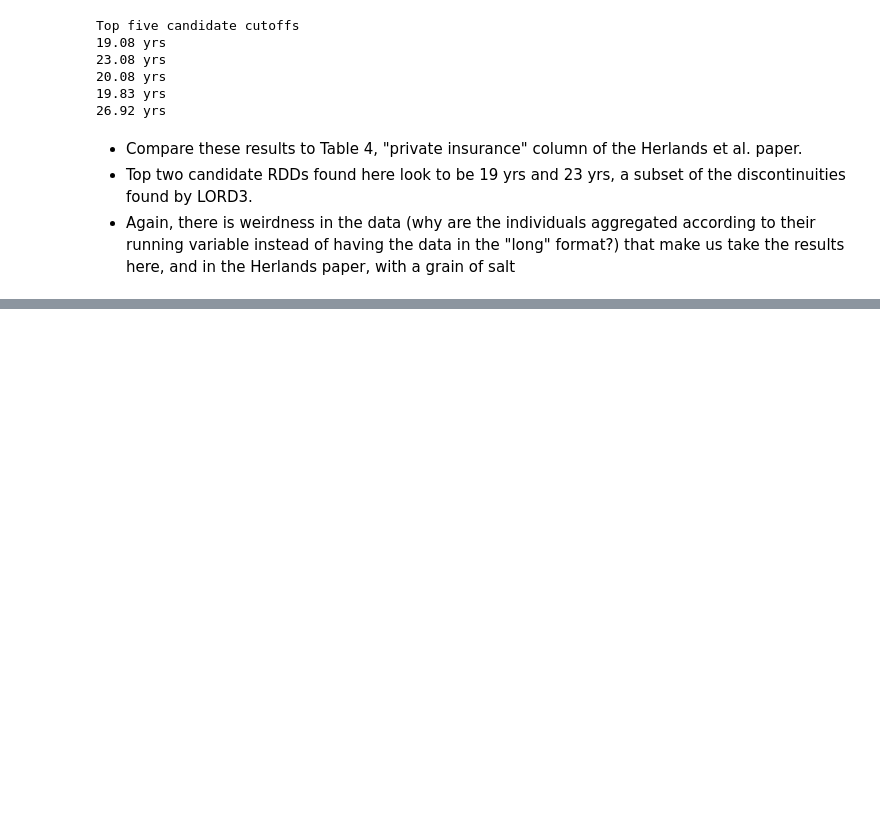
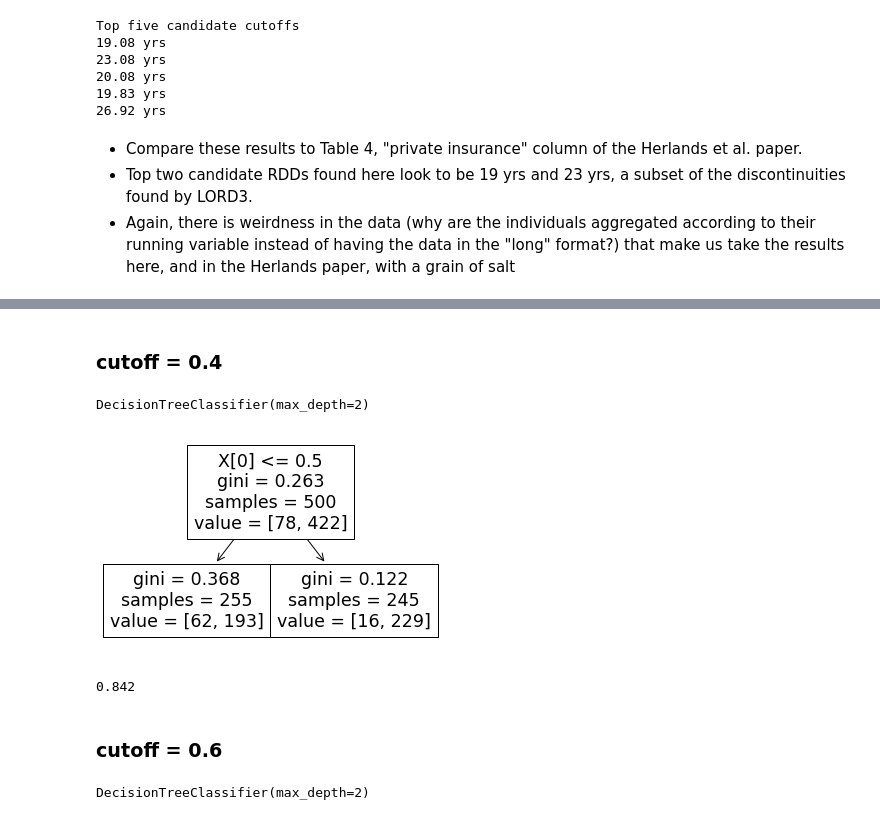
Before and after one commit to tliu526/rdd-discovery, a Jupyter notebook: notebooks/rdd_direct_search.ipynb, the cells around one changed output, grey strips where cells are left out. Saved outputs shown, nothing was run; the diff lists cells and outputs as text; code cells hidden in the pictures; blank space fills up the shorter version.

```diff
--- a/notebooks/rdd_direct_search.ipynb
+++ b/notebooks/rdd_direct_search.ipynb
@@ -428,0 +521,39 @@ Top five candidate cutoffs
+# %% [markdown]
+### cutoff = 0.4
+# %%
+cutoff = 0.4
+grp_df = blend_df.copy()
+grp_df['cand_treat'] = (grp_df['x'] > 0.4).astype(int)
+# %%
+grp_df['cand_comply'] = grp_df['cand_treat'] == grp_df['t']
+# %%
+n_splits = 2
+
+kfold = StratifiedKFold(n_splits=n_splits,
+             shuffle=True, random_state=42)
+
+indices = []
+
+for train_idx, test_idx in kfold.split(grp_df, y=grp_df['cand_comply']):
+    indices.append(test_idx)
+
+# TODO, need to investigate whether 2 splits are needed
+s1_df = grp_df.iloc[indices[0]].copy()
+s2_df = grp_df.iloc[indices[1]].copy()
+# %%
+tree_clf = DecisionTreeClassifier(max_depth=2)
+tree_clf.fit(s1_df[['cat']], s1_df['cand_comply'])
+# %% [output]
+DecisionTreeClassifier(max_depth=2)
+# %%
+from sklearn import tree
+tree.plot_tree(tree_clf)
+plt.show()
+# %% [output]
+[figure, added]
+# %%
+tree_clf.score(s2_df[['cat']], s2_df['cand_comply'])
+# %% [output]
+0.842
+# %% [markdown]
+### cutoff = 0.6
@@ -428,0 +580,5 @@ Top five candidate cutoffs
+# %%
+tree_clf = DecisionTreeClassifier(max_depth=2)
+tree_clf.fit(s1_df[['cat']], s1_df['cand_comply'])
+# %% [output]
+DecisionTreeClassifier(max_depth=2)
```
Also changed, not shown: parts of 69 cells of this notebook.
